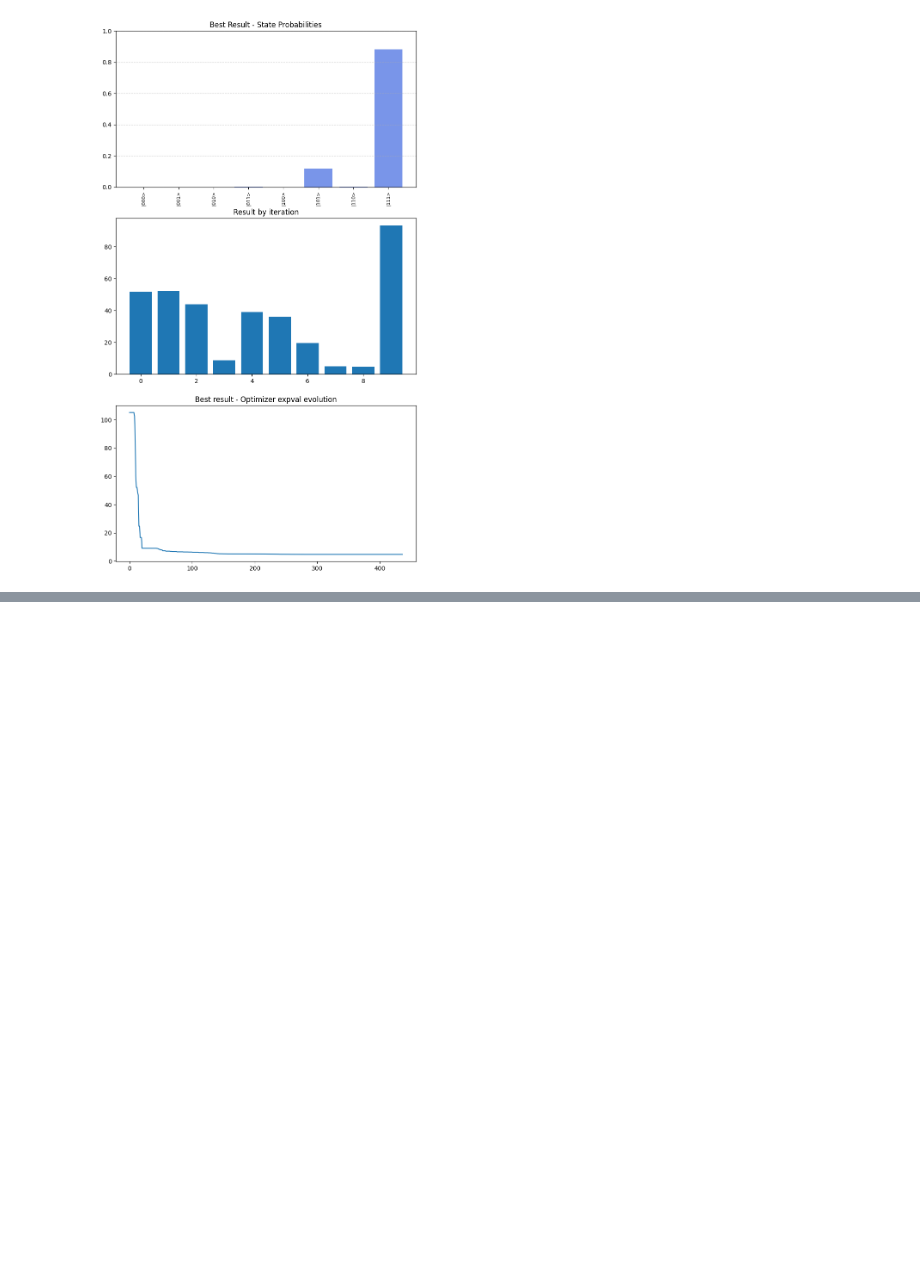
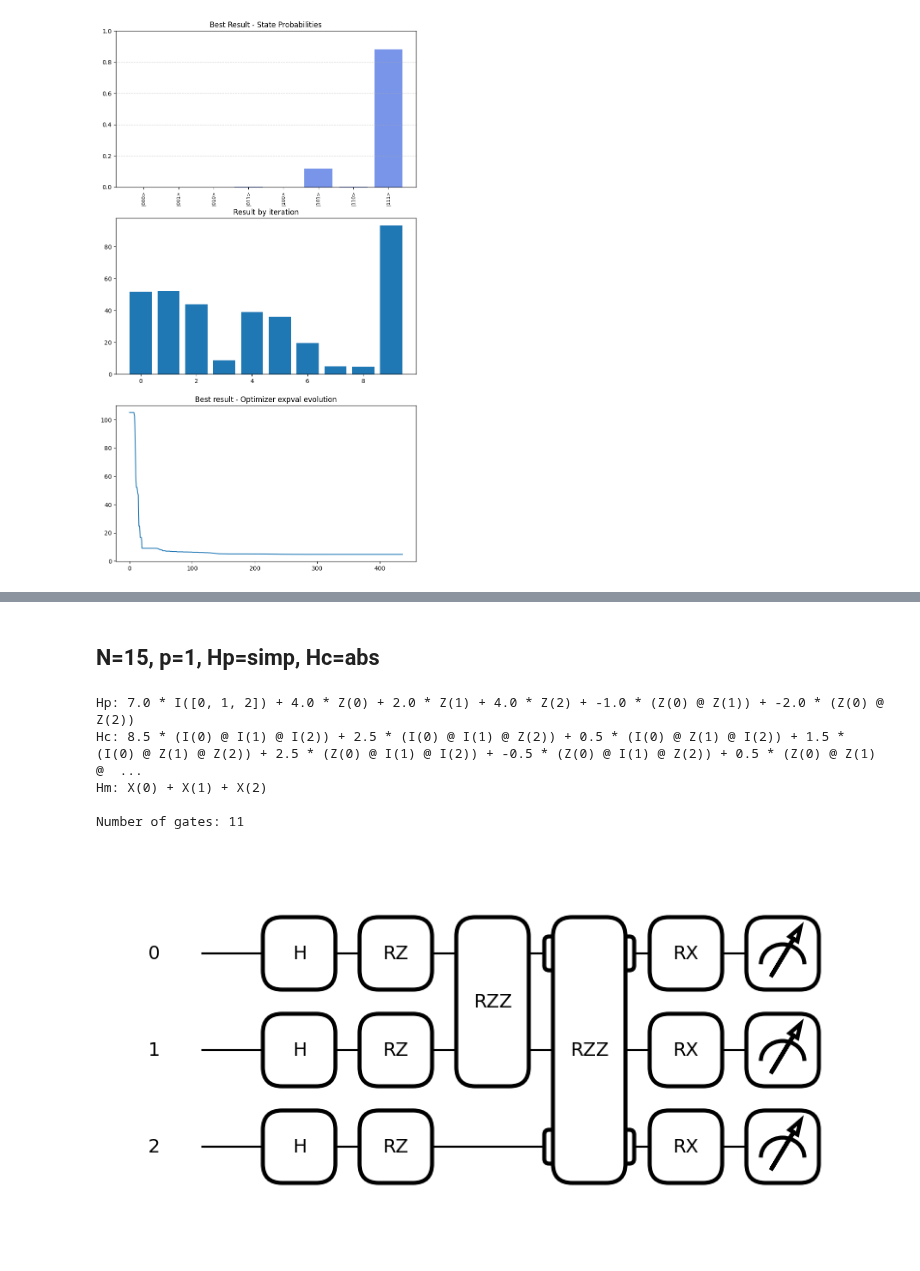
Before and after one commit to fpllcr/master-thesis, a Jupyter notebook: qaoa_factorization/notebooks/playground.ipynb, the cells around one changed output, grey strips where cells are left out. Drawn from its saved outputs; the diff is of its cells as text; code cells hidden in the pictures; blank space fills up the shorter version.

```diff
--- a/qaoa_factorization/notebooks/playground.ipynb
+++ b/qaoa_factorization/notebooks/playground.ipynb
@@ -42,0 +89,21 @@ axs[2].title.set_text('Best result - Optimizer expval evolution')
+# %% [markdown]
+## N=15, p=1, Hp=simp, Hc=abs
+# %%
+solver = QAOASolver(N=15, p=1,
+                    problem_hamiltonian_gen=simplified_problem_H,
+                    mixer_hamiltonian_gen=default_mixer_H,
+                    cost_hamiltonian_gen=abs_cost_H)
+
+print(f'Hp: {solver.Hp}')
+print(f'Hc: {solver.Hc}')
+print(f'Hm: {solver.Hm}')
+print(f'\nNumber of gates: {solver.num_gates}')
+
+solver.draw_circuit()
+# %% [output]
+Hp: 7.0 * I([0, 1, 2]) + 4.0 * Z(0) + 2.0 * Z(1) + 4.0 * Z(2) + -1.0 * (Z(0) @ Z(1)) + -2.0 * (Z(0) @ Z(2))
+Hc: 8.5 * (I(0) @ I(1) @ I(2)) + 2.5 * (I(0) @ I(1) @ Z(2)) + 0.5 * (I(0) @ Z(1) @ I(2)) + 1.5 * (I(0) @ Z(1) @ Z(2)) + 2.5 * (Z(0) @ I(1) @ I(2)) + -0.5 * (Z(0) @ I(1) @ Z(2)) + 0.5 * (Z(0) @ Z(1) @  ...
+Hm: X(0) + X(1) + X(2)
+
+Number of gates: 11
+[figure, added]
```
Also changed, not shown: parts of 12 cells of this notebook, 12 other files.
